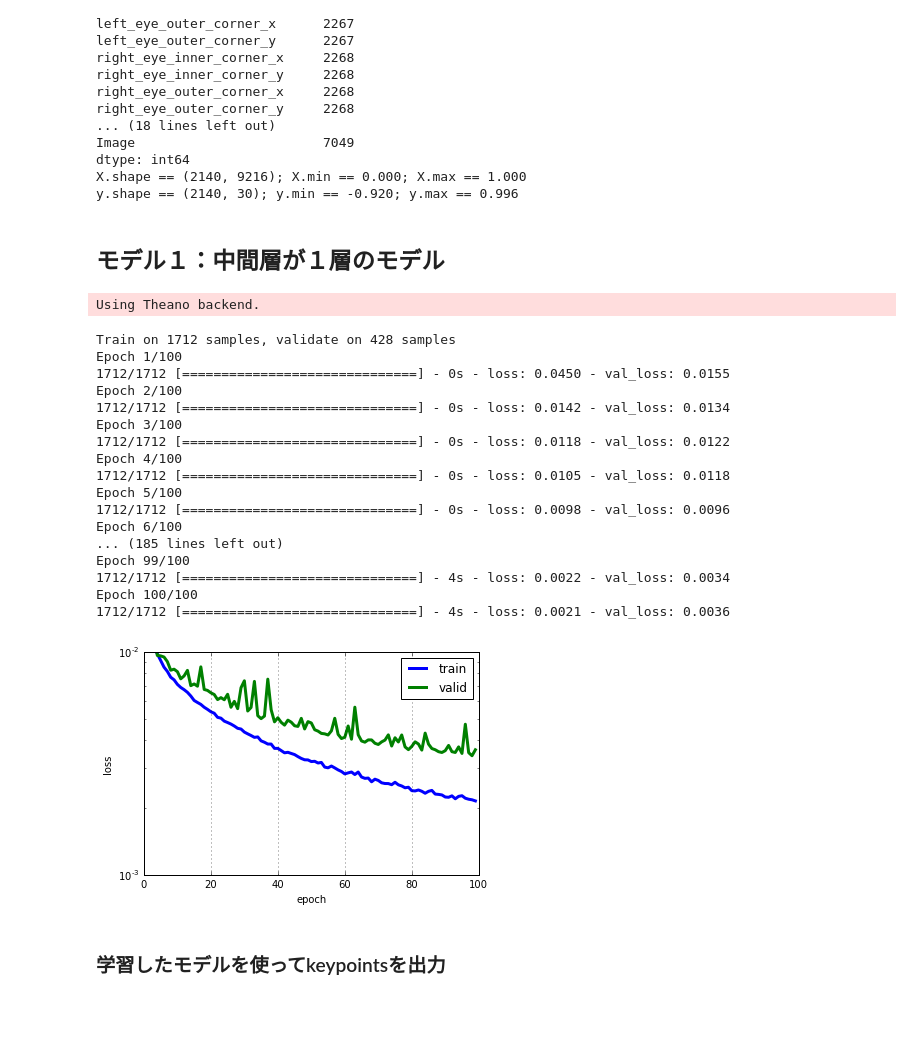
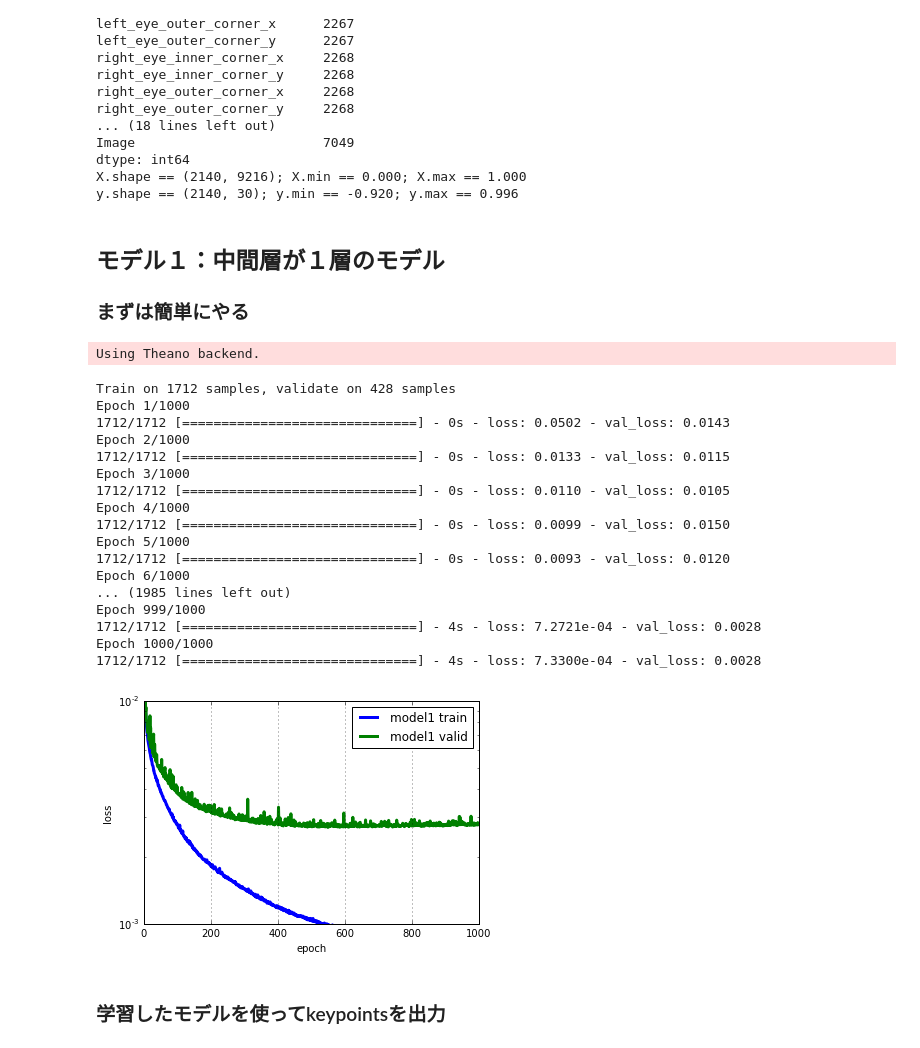
Before and after one commit to ftai/ftai, a Jupyter notebook: example/keras/KaggleFacialKeypointsDetection/FacialKeypointDetection.ipynb, the cells around one changed output. Drawn from its saved outputs; the diff is of its cells as text; code cells hidden in the pictures; blank space fills up the shorter version.

```diff
--- a/example/keras/KaggleFacialKeypointsDetection/FacialKeypointDetection.ipynb
+++ b/example/keras/KaggleFacialKeypointsDetection/FacialKeypointDetection.ipynb
@@ -180,6 +115,7 @@ X.shape == (2140, 9216); X.min == 0.000; X.max == 1.000
 y.shape == (2140, 30); y.min == -0.920; y.max == 0.996
 # %% [markdown]
 ## モデル１：中間層が１層のモデル
+### まずは簡単にやる
 # %%
 # 各種モジュールのimport
 from keras.models import Sequential
@@ -197,40 +133,40 @@ model.add(Dense(30)) # 出力の次元は30
 # 確率的勾配法による学習
 sgd = SGD(lr='0.01', momentum=0.9, nesterov=True)
 model.compile(loss='mean_squared_error', optimizer=sgd) # 誤差関数は二乗誤差
-hist = model.fit(X, y, nb_epoch=100, validation_split=0.2)
+hist1 = model.fit(X, y, nb_epoch=1000, validation_split=0.2)
 # %% [output]
 Train on 1712 samples, validate on 428 samples
-Epoch 1/100
-1712/1712 [==============================] - 0s - loss: 0.0450 - val_loss: 0.0155
-Epoch 2/100
-1712/1712 [==============================] - 0s - loss: 0.0142 - val_loss: 0.0134
-Epoch 3/100
-1712/1712 [==============================] - 0s - loss: 0.0118 - val_loss: 0.0122
-Epoch 4/100
-1712/1712 [==============================] - 0s - loss: 0.0105 - val_loss: 0.0118
-Epoch 5/100
-1712/1712 [==============================] - 0s - loss: 0.0098 - val_loss: 0.0096
-Epoch 6/100
-... (185 lines left out)
-Epoch 99/100
-1712/1712 [==============================] - 4s - loss: 0.0022 - val_loss: 0.0034
-Epoch 100/100
-1712/1712 [==============================] - 4s - loss: 0.0021 - val_loss: 0.0036
+Epoch 1/1000
+1712/1712 [==============================] - 0s - loss: 0.0502 - val_loss: 0.0143
+Epoch 2/1000
+1712/1712 [==============================] - 0s - loss: 0.0133 - val_loss: 0.0115
+Epoch 3/1000
+1712/1712 [==============================] - 0s - loss: 0.0110 - val_loss: 0.0105
+Epoch 4/1000
+1712/1712 [==============================] - 0s - loss: 0.0099 - val_loss: 0.0150
+Epoch 5/1000
+1712/1712 [==============================] - 0s - loss: 0.0093 - val_loss: 0.0120
+Epoch 6/1000
+... (1985 lines left out)
+Epoch 999/1000
+1712/1712 [==============================] - 4s - loss: 7.2721e-04 - val_loss: 0.0028
+Epoch 1000/1000
+1712/1712 [==============================] - 4s - loss: 7.3300e-04 - val_loss: 0.0028
 # %%
 # 学習曲線をplot
 from matplotlib import pyplot
 % matplotlib inline
-pyplot.plot(hist.history['loss'], linewidth=3, label='train')
-pyplot.plot(hist.history['val_loss'], linewidth=3, label='valid')
+pyplot.plot(hist1.history['loss'], linewidth=3, label='model1 train')
+pyplot.plot(hist1.history['val_loss'], linewidth=3, label='model1 valid')
 pyplot.grid()
 pyplot.legend()
 pyplot.xlabel('epoch')
 pyplot.ylabel('loss')
-pyplot.ylim(1e-3, 1e-2)
+pyplot.ylim(1e-4, 1e-2)
 pyplot.yscale('log')
 pyplot.show()
 # %% [output]
-[figure, old version]
+[figure, new version]
 # %% [markdown]
 ### 学習したモデルを使ってkeypointsを出力
 # %%
```
Also changed, not shown: parts of 58 cells of this notebook.
